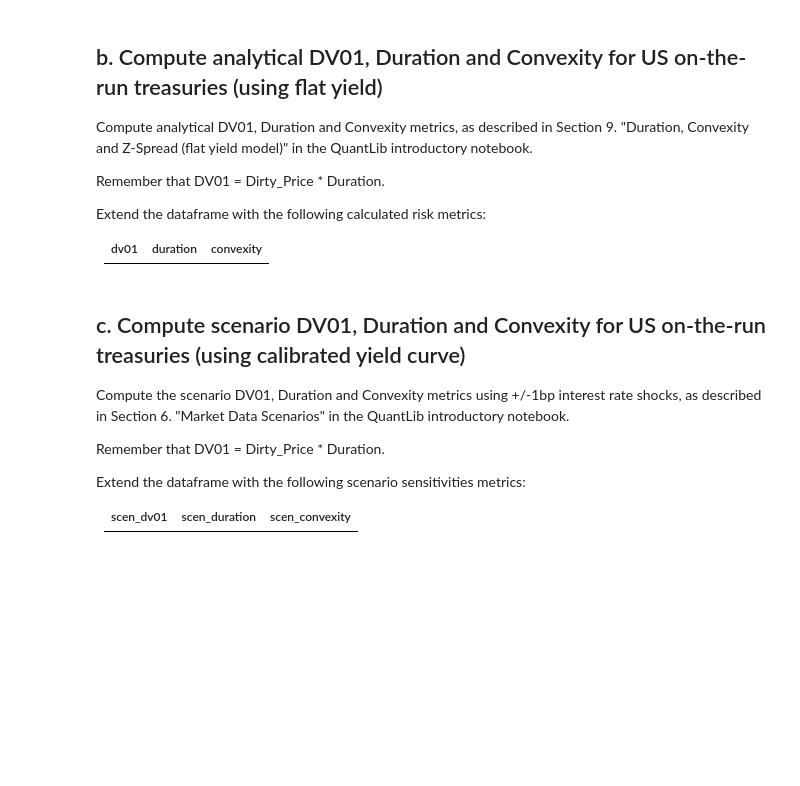
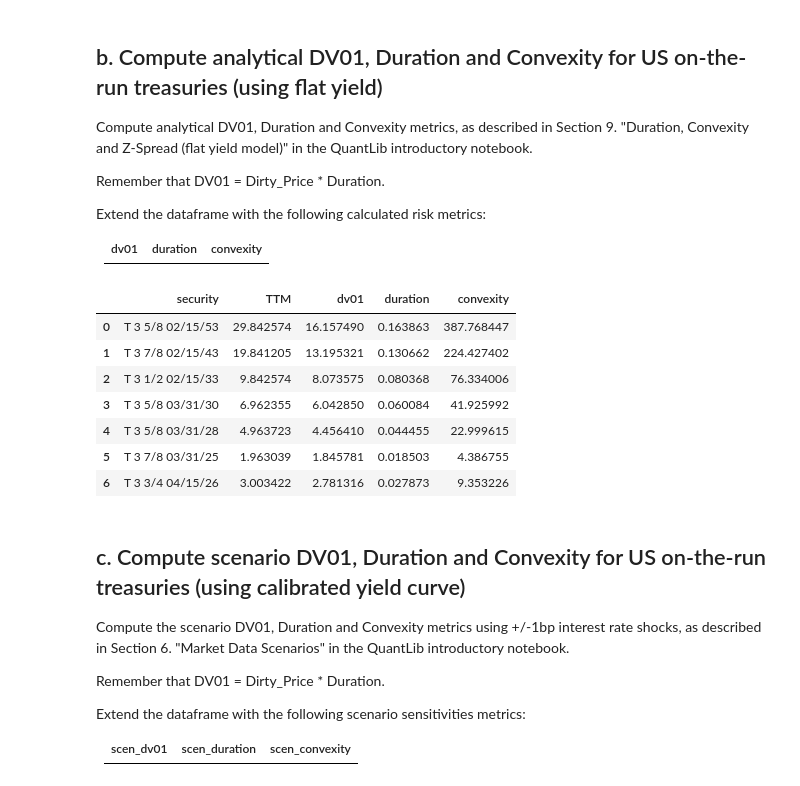
Before and after one commit to alanwake47/FINM-35700-Credit-Markets, a Jupyter notebook: week2/hw2/Homework 2-1.ipynb, the cells around one changed output. Saved outputs shown, nothing was run; the diff lists cells and outputs as text; code cells hidden in the pictures; blank space fills up the shorter version.

```diff
--- a/week2/hw2/Homework 2-1.ipynb
+++ b/week2/hw2/Homework 2-1.ipynb
@@ -569,3 +605,43 @@ Extend the dataframe with the following calculated risk metrics:
 
 | dv01 | duration | convexity |
 |-------|-------|-------------|
+# %%
+def calc_bond_metrics(symbology_df: pd.DataFrame, calc_date: ql.Date, model="flat", coupon_freq=ql.Semiannual, yc=None):
+
+    ql.Settings.instance().evaluationDate = calc_date
+
+    sorted_details_frame = symbology_df.copy()
+    flat_rate = ql.SimpleQuote(0.05)
+    compounding = ql.Compounded
+
+    for index, row in sorted_details_frame.iterrows():
+        fixed_rate_bond = create_bond_from_symbology(row)
+        if model == "flat":
+            flat_int_rate = ql.InterestRate(flat_rate.value(), fixed_rate_bond.dayCounter(), compounding, coupon_freq)
+            bond_duration = ql.BondFunctions.duration(fixed_rate_bond, flat_int_rate)
+            bond_convexity = ql.BondFunctions.convexity(fixed_rate_bond, flat_int_rate)
+            dv01 = row['mid_dirty'] * bond_duration
+            sorted_details_frame.loc[index, 'dv01'] = dv01/100
+            sorted_details_frame.loc[index, 'duration'] = bond_duration/100
+            sorted_details_frame.loc[index, 'convexity'] = bond_convexity
+        elif model == "yc":
+            interest_rate_bump = ql.SimpleQuote(0.0)
+            flat_yield_curve_bumped = ql.ZeroSpreadedTermStructure(yc, ql.QuoteHandle(interest_rate_bump))
+            bond_engine = ql.DiscountingBondEngine(ql.YieldTermStructureHandle(flat_yield_curve_bumped))
+            fixed_rate_bond.setPricingEngine(bond_engine)
+            price_base = fixed_rate_bond.NPV()
+            #-1 bp change in yield
+            interest_rate_bump.setValue(-0.0001)
+            price_base_1bp = fixed_rate_bond.NPV()
+            dv01 = (price_base_1bp - price_base) * 100
+            bond_duration = dv01 / row['mid_dirty']
+            interest_rate_bump.setValue(0.0001)
+            price_base_1bp_u = fixed_rate_bond.NPV()
+            bond_convexity = (price_base_1bp_u + price_base_1bp - 2 * price_base) * 1000000 / row['mid_dirty'] *100
+            sorted_details_frame.loc[index, 'scen_dv01'] = dv01
+            sorted_details_frame.loc[index, 'scen_duration'] = bond_duration
+            sorted_details_frame.loc[index, 'scen_convexity'] = bond_convexity
+        else:
+            print("Please enter a valid model")
+
+    return sorted_details_frame
@@ -572,3 +650,14 @@ Extend the dataframe with the following calculated risk metrics:
+# %%
+symbology_md_otr_calib1[['security','TTM','dv01','duration','convexity']]
+# %% [output]
+|  | security | TTM | dv01 | duration | convexity |
+| 0 | T 3 5/8 02/15/53 | 29.842574 | 16.157490 | 0.163863 | 387.768447 |
+| 1 | T 3 7/8 02/15/43 | 19.841205 | 13.195321 | 0.130662 | 224.427402 |
+| 2 | T 3 1/2 02/15/33 | 9.842574 | 8.073575 | 0.080368 | 76.334006 |
+| 3 | T 3 5/8 03/31/30 | 6.962355 | 6.042850 | 0.060084 | 41.925992 |
+| 4 | T 3 5/8 03/31/28 | 4.963723 | 4.456410 | 0.044455 | 22.999615 |
+| 5 | T 3 7/8 03/31/25 | 1.963039 | 1.845781 | 0.018503 | 4.386755 |
+| 6 | T 3 3/4 04/15/26 | 3.003422 | 2.781316 | 0.027873 | 9.353226 |
 # %% [markdown]
 ## c. Compute scenario DV01, Duration and Convexity for US on-the-run treasuries (using calibrated yield curve)
 
```
Also changed, not shown: parts of 10 cells of this notebook, 1 other file.
